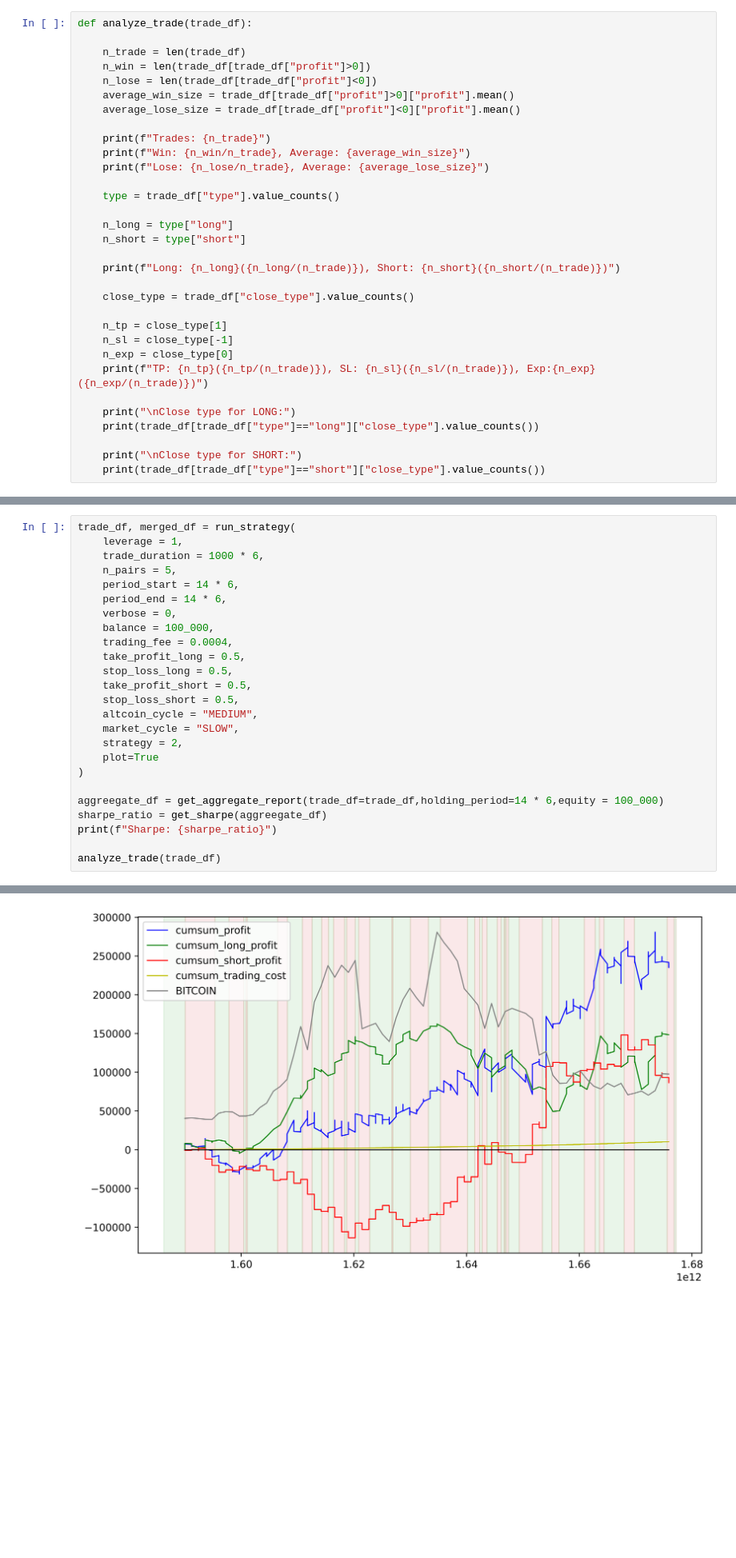
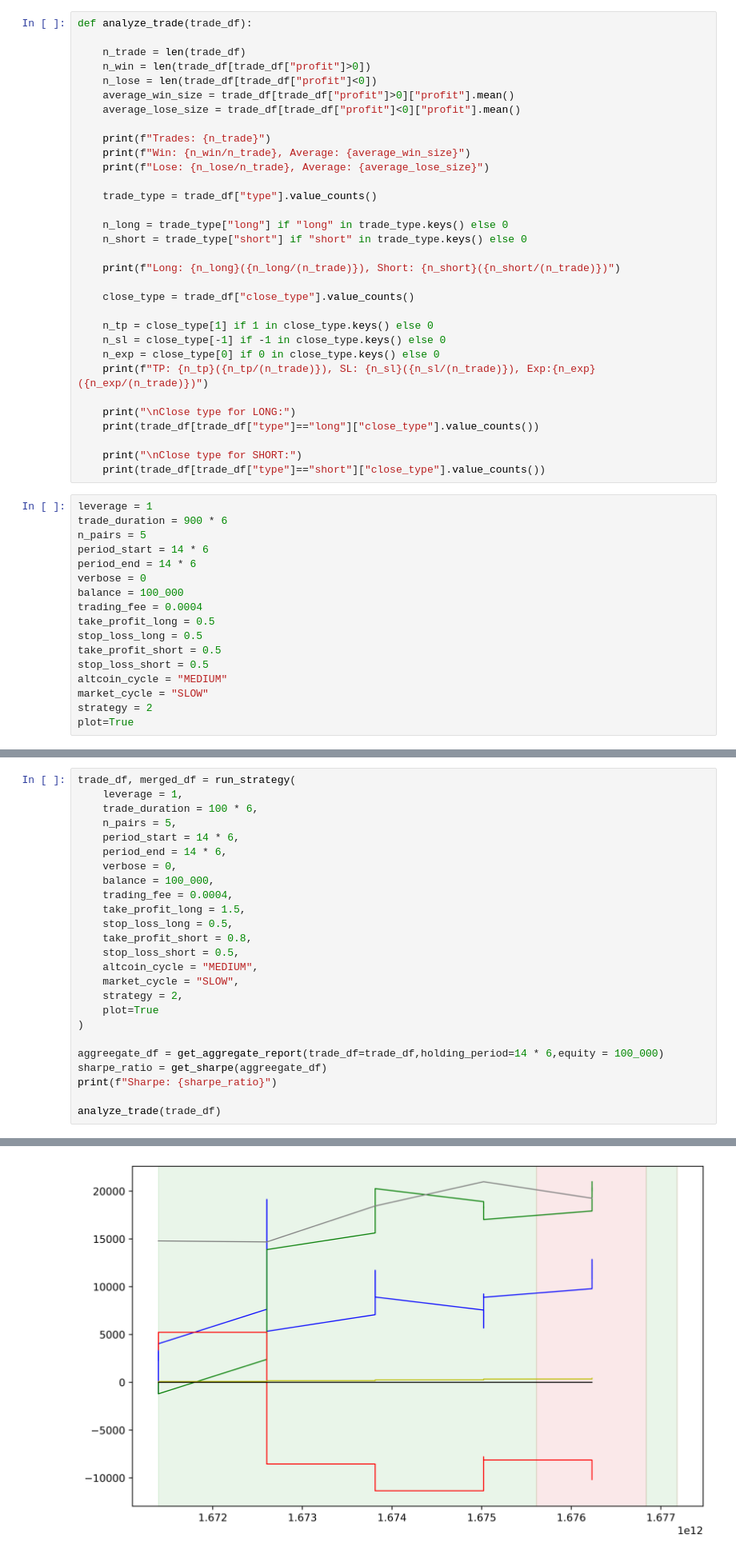
Before and after one commit to hiepsikien/TraderRobot, a Jupyter notebook: project/strategy/arbitrage_bitcoin_altcoin.ipynb, the cells around one changed output, grey strips where cells are left out. Shown at 80% size. Drawn from its saved outputs; the diff is of its cells as text; blank space fills up the shorter version.

```diff
--- a/project/strategy/arbitrage_bitcoin_altcoin.ipynb
+++ b/project/strategy/arbitrage_bitcoin_altcoin.ipynb
@@ -389,18 +396,18 @@ def analyze_trade(trade_df):
     print(f"Win: {n_win/n_trade}, Average: {average_win_size}")
     print(f"Lose: {n_lose/n_trade}, Average: {average_lose_size}")
 
-    type = trade_df["type"].value_counts()
+    trade_type = trade_df["type"].value_counts()
 
-    n_long = type["long"]
-    n_short = type["short"]
+    n_long = trade_type["long"] if "long" in trade_type.keys() else 0
+    n_short = trade_type["short"] if "short" in trade_type.keys() else 0
 
     print(f"Long: {n_long}({n_long/(n_trade)}), Short: {n_short}({n_short/(n_trade)})")
 
     close_type = trade_df["close_type"].value_counts()
 
-    n_tp = close_type[1]
-    n_sl = close_type[-1]
-    n_exp = close_type[0]
+    n_tp = close_type[1] if 1 in close_type.keys() else 0
+    n_sl = close_type[-1] if -1 in close_type.keys() else 0
+    n_exp = close_type[0] if 0 in close_type.keys() else 0
     print(f"TP: {n_tp}({n_tp/(n_trade)}), SL: {n_sl}({n_sl/(n_trade)}), Exp:{n_exp}({n_exp/(n_trade)})")
 
     print("\nClose type for LONG:")
@@ -408,3 +415,20 @@ def analyze_trade(trade_df):
 
     print("\nClose type for SHORT:")
     print(trade_df[trade_df["type"]=="short"]["close_type"].value_counts())
+# %%
+leverage = 1
+trade_duration = 900 * 6
+n_pairs = 5
+period_start = 14 * 6
+period_end = 14 * 6
+verbose = 0
+balance = 100_000
+trading_fee = 0.0004
+take_profit_long = 0.5
+stop_loss_long = 0.5
+take_profit_short = 0.5
+stop_loss_short = 0.5
+altcoin_cycle = "MEDIUM"
+market_cycle = "SLOW"
+strategy = 2
+plot=True
@@ -617,31 +818,31 @@ def run_strategy(
 # %%
 trade_df, merged_df = run_strategy(
     leverage = 1,
-    trade_duration = 1000 * 6,
+    trade_duration = 100 * 6,
     n_pairs = 5,
     period_start = 14 * 6,
     period_end = 14 * 6,
     verbose = 0,
     balance = 100_000,
     trading_fee = 0.0004,
-    take_profit_long = 0.5,
+    take_profit_long = 1.5,
     stop_loss_long = 0.5,
-    take_profit_short = 0.5,
+    take_profit_short = 0.8,
     stop_loss_short = 0.5,
     altcoin_cycle = "MEDIUM",
     market_cycle = "SLOW",
     strategy = 2,
     plot=True
 )
 
 aggreegate_df = get_aggregate_report(trade_df=trade_df,holding_period=14 * 6,equity = 100_000)
 sharpe_ratio = get_sharpe(aggreegate_df)
 print(f"Sharpe: {sharpe_ratio}")
 
 analyze_trade(trade_df)
 # %% [output]
 ...preprocessing, calculate MACD ...
 ...calculating MACD diff between altcoins and BTC...
 ...calculating MACD diff mean...
 ...backtesting...
-[figure, old version]
+[figure, new version]
```
Also changed, not shown: parts of 7 cells of this notebook.
